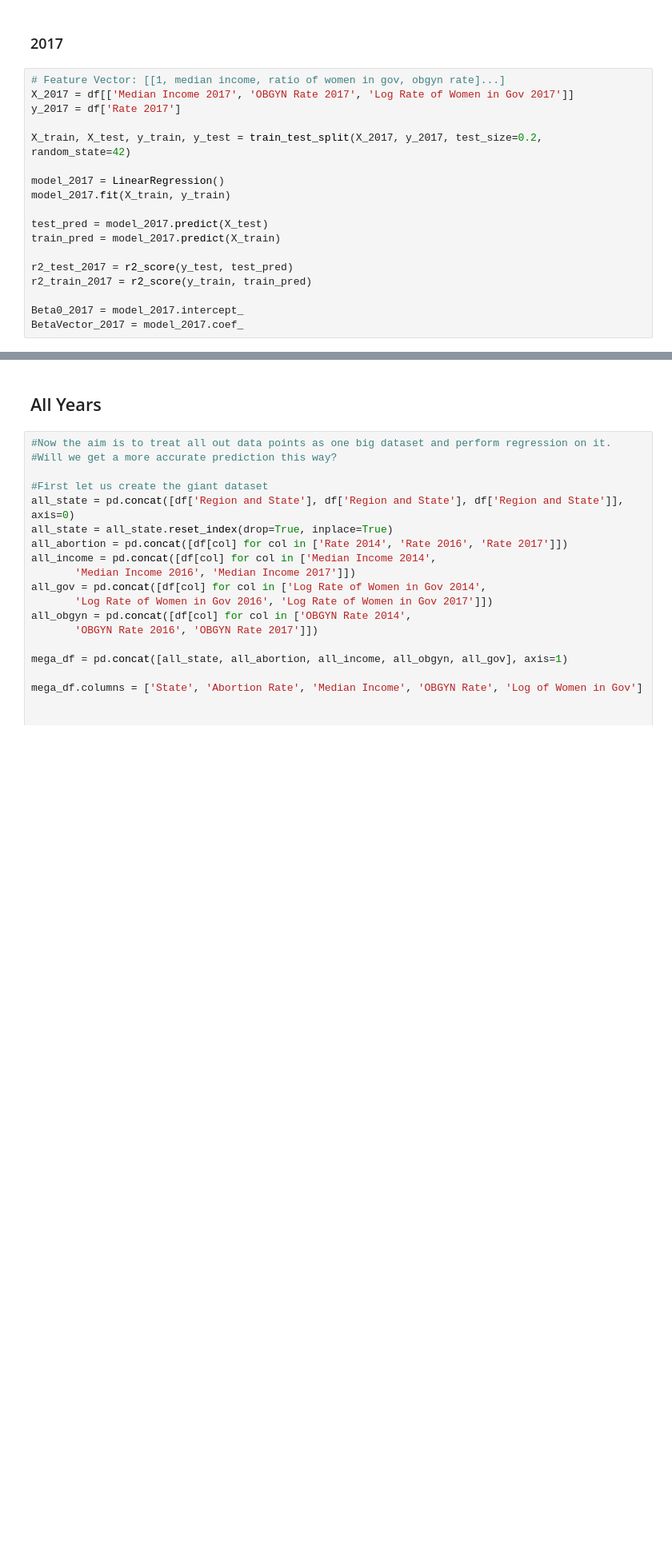
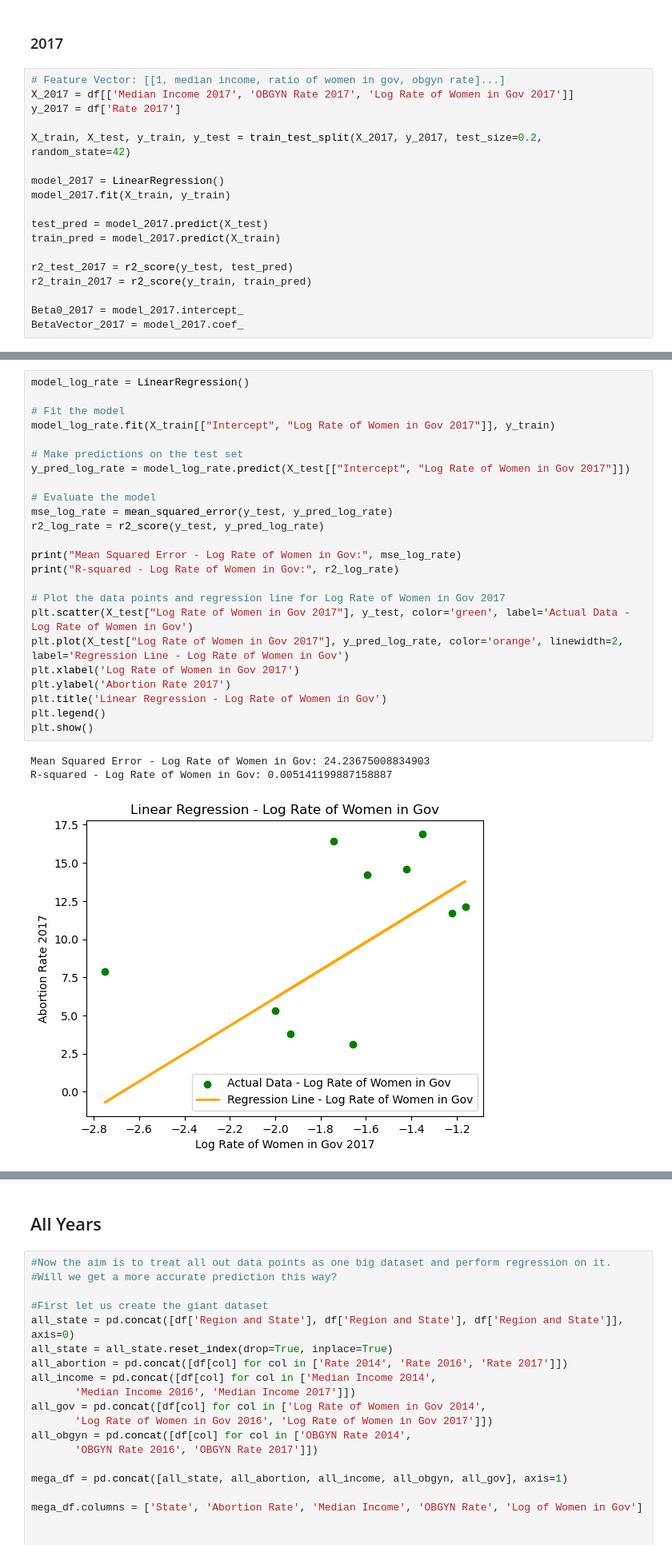
Before and after one commit to COGS108/Group070_WI24, a Jupyter notebook: FinalProject_Group070_WI24.ipynb, the cells around one changed output, grey strips where cells are left out. Shown: that part at 80% size. Cells and saved outputs as stored; diff of their text form; blank space fills up the shorter version.

```diff
--- a/FinalProject_Group070_WI24.ipynb
+++ b/FinalProject_Group070_WI24.ipynb
@@ -880,0 +890,28 @@ Intercept: 0.9739371919446942
+# %%
+model_log_rate = LinearRegression()
+
+# Fit the model
+model_log_rate.fit(X_train[["Intercept", "Log Rate of Women in Gov 2017"]], y_train)
+
+# Make predictions on the test set
+y_pred_log_rate = model_log_rate.predict(X_test[["Intercept", "Log Rate of Women in Gov 2017"]])
+
+# Evaluate the model
+mse_log_rate = mean_squared_error(y_test, y_pred_log_rate)
+r2_log_rate = r2_score(y_test, y_pred_log_rate)
+
+print("Mean Squared Error - Log Rate of Women in Gov:", mse_log_rate)
+print("R-squared - Log Rate of Women in Gov:", r2_log_rate)
+
+# Plot the data points and regression line for Log Rate of Women in Gov 2017
+plt.scatter(X_test["Log Rate of Women in Gov 2017"], y_test, color='green', label='Actual Data - Log Rate of Women in Gov')
+plt.plot(X_test["Log Rate of Women in Gov 2017"], y_pred_log_rate, color='orange', linewidth=2, label='Regression Line - Log Rate of Women in Gov')
+plt.xlabel('Log Rate of Women in Gov 2017')
+plt.ylabel('Abortion Rate 2017')
+plt.title('Linear Regression - Log Rate of Women in Gov')
+plt.legend()
+plt.show()
+# %% [output]
+Mean Squared Error - Log Rate of Women in Gov: 24.23675008834903
+R-squared - Log Rate of Women in Gov: 0.005141199887158887
+[figure, added]
```
Also changed, not shown: parts of 8 cells of this notebook.
